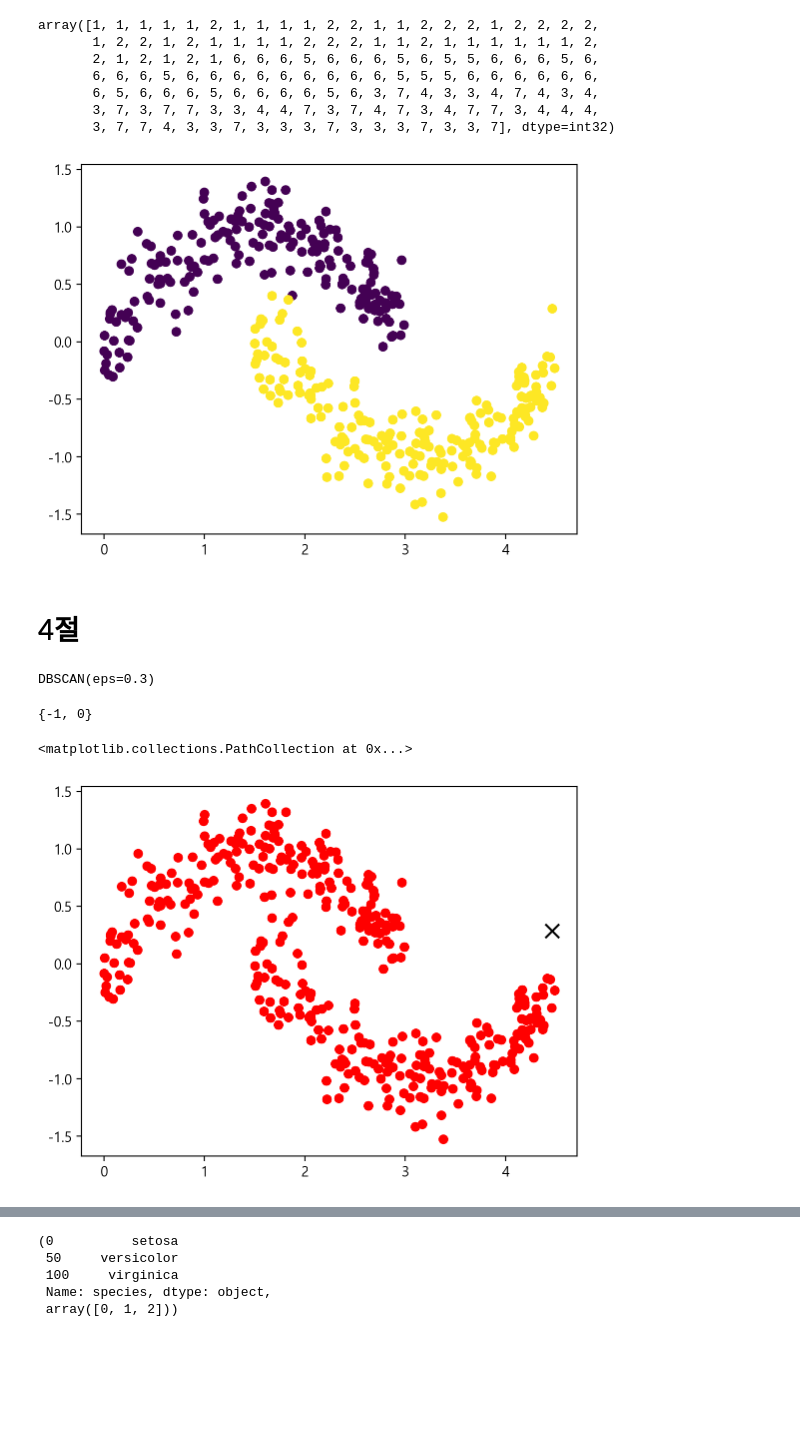
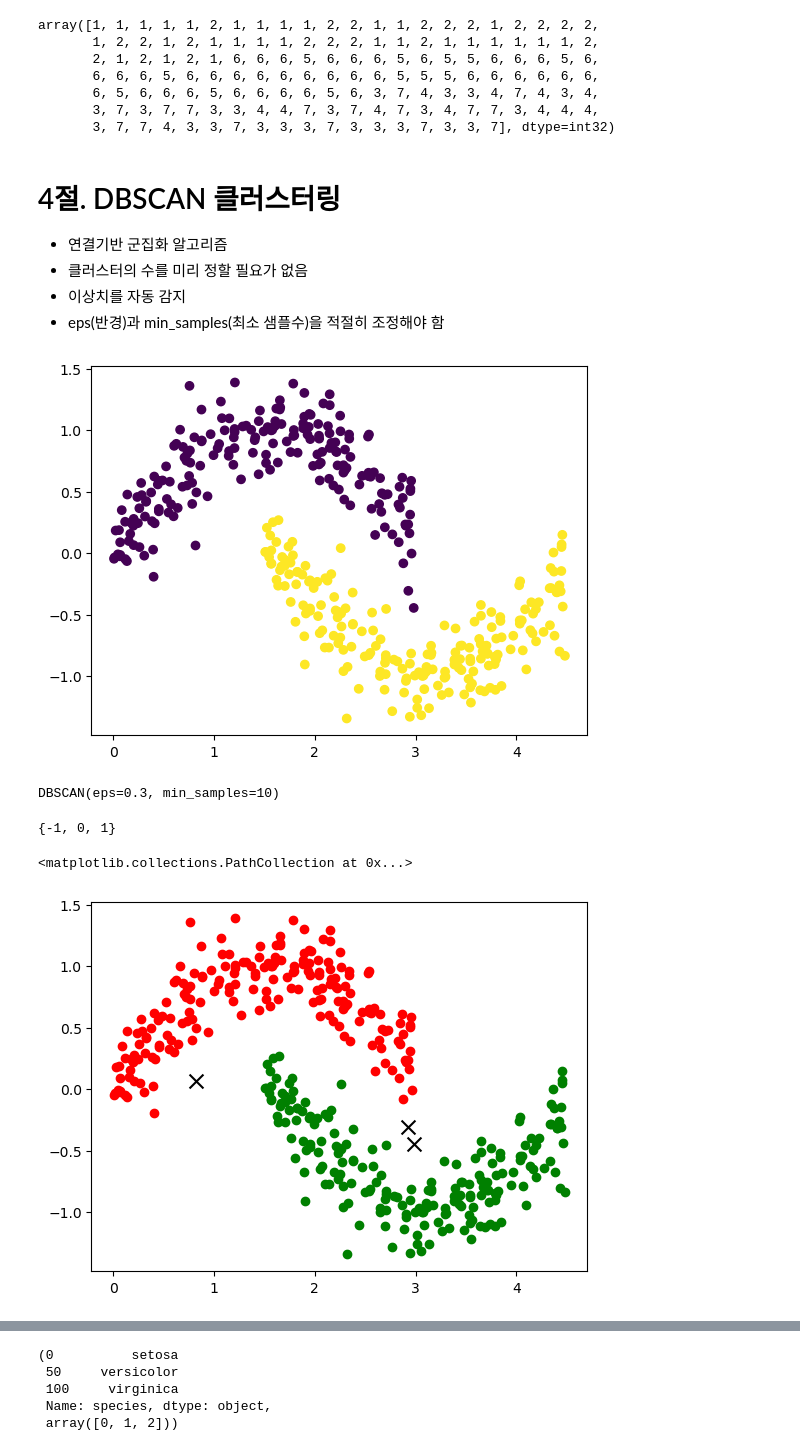
Before and after one commit to KHH0618/mbcAcademy, a Jupyter notebook: source/13_MachineLearning/2장_군집분석.ipynb, the cells around one changed output, grey strips where cells are left out. Drawn from its saved outputs; the diff is of its cells as text; code cells hidden in the pictures; blank space fills up the shorter version.

```diff
--- a/source/13_MachineLearning/2장_군집분석.ipynb
+++ b/source/13_MachineLearning/2장_군집분석.ipynb
@@ -359,0 +348,11 @@ for i, c in enumerate(centers):
+# %%
+model = KMeans(n_clusters=6, init='k-means++', n_init=2)
+model.fit(data[:,0:2])
+centers = model.cluster_centers_ # 중심점
+colors = ['r','g','b','c','m','k']
+markers = ['o','s','v','^','.','<']
+for i, c in enumerate(centers):
+    plt.scatter(x=data[model.labels_==i, 0],
+                y=data[model.labels_==i, 1],
+                c=colors[i], marker=markers[i])
+    plt.scatter(x=c[0], y=c[1], c=colors[i], edgecolors='k', lw=3)
@@ -454,48 +448,54 @@ array([1, 1, 1, 1, 1, 2, 1, 1, 1, 1, 2, 2, 1, 1, 2, 2, 2, 1, 2, 2, 2, 2,
        6, 5, 6, 6, 6, 5, 6, 6, 6, 6, 5, 6, 3, 7, 4, 3, 3, 4, 7, 4, 3, 4,
        3, 7, 3, 7, 7, 3, 3, 4, 4, 7, 3, 7, 4, 7, 3, 4, 7, 7, 3, 4, 4, 4,
        3, 7, 7, 4, 3, 3, 7, 3, 3, 3, 7, 3, 3, 3, 7, 3, 3, 7], dtype=int32)
+# %% [markdown]
+# 4절. DBSCAN 클러스터링
+- 연결기반 군집화 알고리즘
+- 클러스터의 수를 미리 정할 필요가 없음
+- 이상치를 자동 감지
+- eps(반경)과 min_samples(최소 샘플수)을 적절히 조정해야 함
 # %%
-# rand(size): 균등분포 size개 난수(0 <= x < 1) 발생
-noise  = np.random.normal(0, 0.2, X1.shape[0])
+# rand(size) : 균등분포 size개 난수(0<=x<1) 발생
+import matplotlib.pyplot as plt
+import numpy as np
+X1 = np.random.rand(200)*3
+noise = np.random.normal(0, 0.2, X1.shape[0])
+Y1 = np.sin(X1)+noise
+group1 = np.c_[X1, Y1, np.full(X1.shape[0], 0)]
 
-X1     = np.random.rand(200)*3
-Y1     = np.sin(X1) + noise
-group1 = np.c_[X1, Y1, np.zeros(X1.shape[0])]
+X2 = X1 + 1.5
+Y2 = np.cos(X2)+noise
+group2 = np.c_[X2, Y2, np.full(X2.shape[0], 1)]
 
-X2     = X1 + 1.5
-Y2     = np.cos(X2) + noise
-group2 = np.c_[X2, Y2, np.ones(X2.shape[0])]
-
-data = np.r_[group1, group2] # 400행
-plt.scatter(data[:, 0], data[:, 1], c = data[:, 2])
+data = np.r_[group1, group2]
+plt.scatter(data[:,0], data[:,1], c=data[:,2])
 plt.show()
 # %% [output]
-[figure, old version]
+[figure, new version]
-# %% [markdown]
-# 4절
 # %%
 from sklearn.cluster import DBSCAN
-db_model = DBSCAN(eps=0.3)
+# 반경 0.3이내의 포인트들을 같은 그룹으로 묶음
+db_model = DBSCAN(eps=0.3, min_samples=10)
 db_model.fit(data[:, 0:2])
 # %% [output]
-DBSCAN(eps=0.3)
+DBSCAN(eps=0.3, min_samples=10)
 # %%
 labels = db_model.labels_
-# labels 가 -1은 이상치
+# labels가 -1은 이상치
 set(labels)
 # %% [output]
-{-1, 0}
+{-1, 0, 1}
 # %%
-colors = ['r', 'g']
+import matplotlib.pyplot as plt
+colors = ['r','g']
 for i in range(2):
     plt.scatter(x=data[labels==i, 0],
                 y=data[labels==i, 1],
                 c=colors[i])
 plt.scatter(x=data[labels==-1, 0],
-            y=data[labels==-1, 1],
-            s=100, marker='x', c='k')
+            y=data[labels==-1, 1], s=100, marker='x', c='k')
 # %% [output]
 <matplotlib.collections.PathCollection at 0x...>
-[figure, old version]
+[figure, new version]
 # %% [markdown]
 # 5절. 군집모형 성능평가
```
Also changed, not shown: parts of 63 cells of this notebook, 1 other file.
